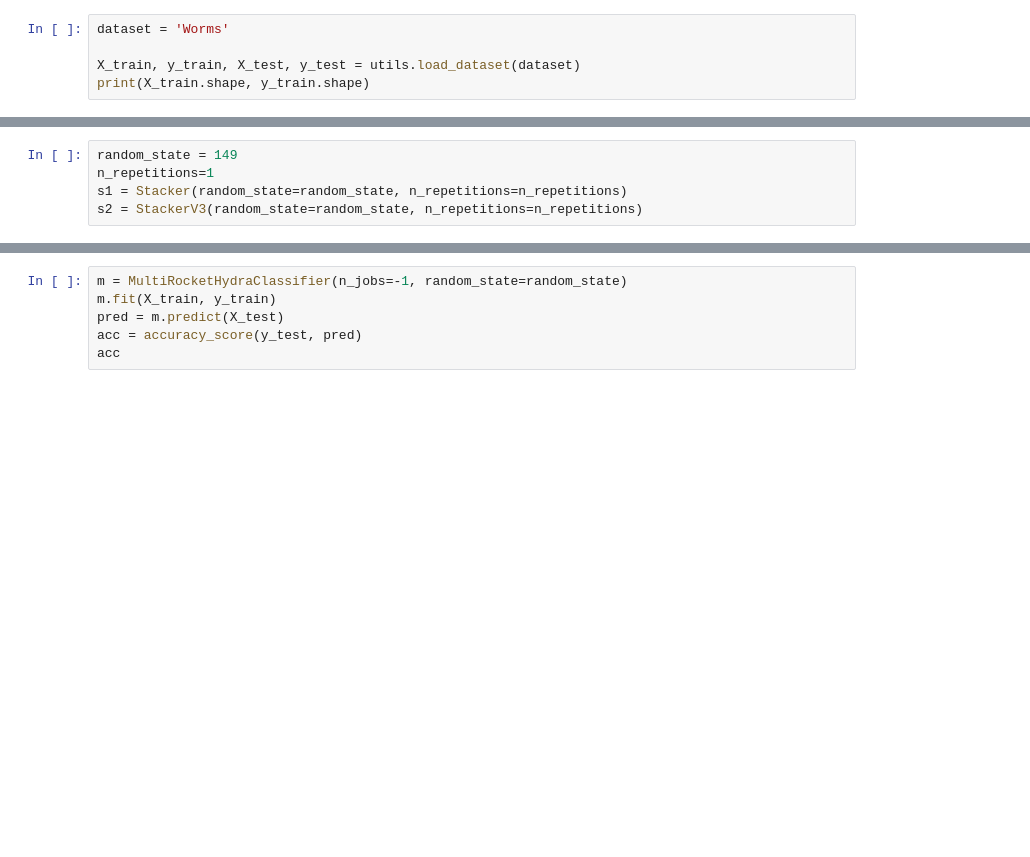
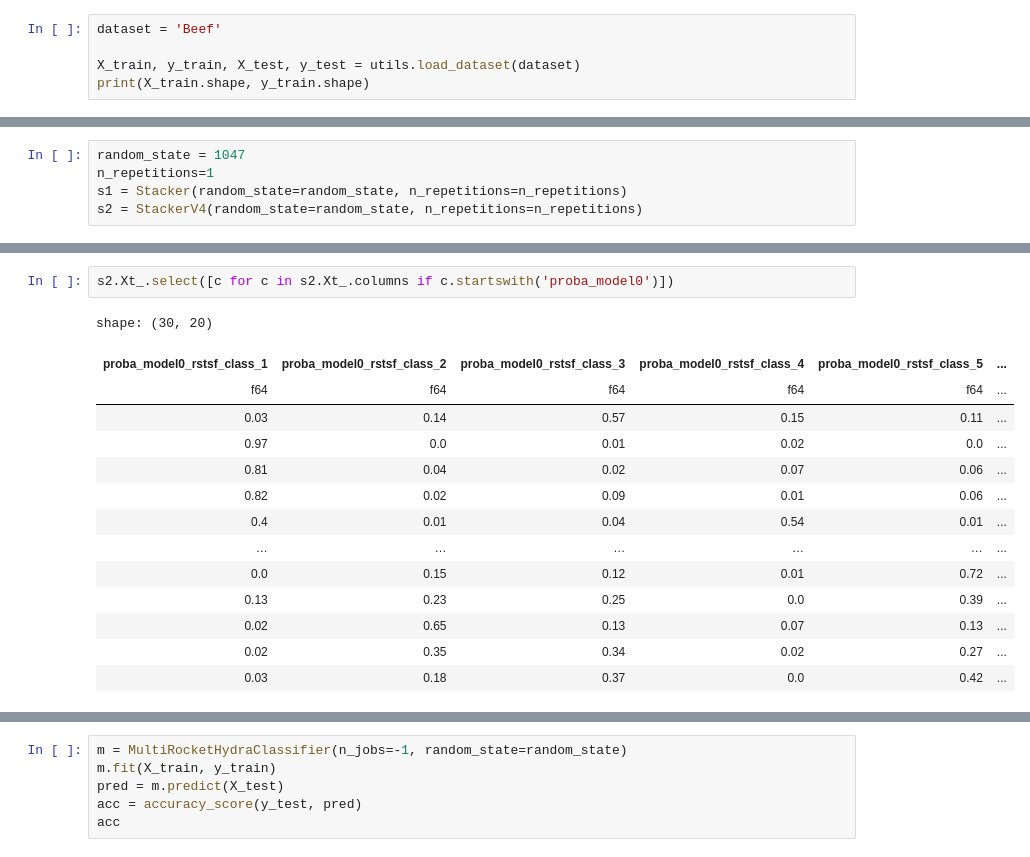
Before and after one commit to gasperpetelin/TSCGlue, a Jupyter notebook: v3.ipynb, the cells around one changed output, grey strips where cells are left out. Cells and saved outputs as stored; diff of their text form; blank space fills up the shorter version.

```diff
--- a/v3.ipynb
+++ b/v3.ipynb
@@ -5,6 +5,6 @@ from run_stacking import *
 To enable the following instructions: AVX2 FMA, in other operations, rebuild TensorFlow with the appropriate compiler flags.
 # %%
-dataset = 'Worms'
+dataset = 'Beef'
 
 X_train, y_train, X_test, y_test = utils.load_dataset(dataset)
 print(X_train.shape, y_train.shape)
@@ -376,10 +376,10 @@ class StackerV3(BaseClassifier):
         predicted_indices = np.argmax(probas, axis=1)
         return self.classes_[predicted_indices]
 # %%
-random_state = 149
+random_state = 1047
 n_repetitions=1
 s1 = Stacker(random_state=random_state, n_repetitions=n_repetitions)
-s2 = StackerV3(random_state=random_state, n_repetitions=n_repetitions)
+s2 = StackerV4(random_state=random_state, n_repetitions=n_repetitions)
 # %%
 s2.fit(X_train, y_train)
 pred = s2.predict(X_test)
@@ -406,0 +429,17 @@ s2.Xt_
+# %%
+s2.Xt_.select([c for c in s2.Xt_.columns if c.startswith('proba_model0')])
+# %% [output]
+shape: (30, 20)
+| proba_model0_rstsf_class_1 | proba_model0_rstsf_class_2 | proba_model0_rstsf_class_3 | proba_model0_rstsf_class_4 | proba_model0_rstsf_class_5 | ... |
+| f64 | f64 | f64 | f64 | f64 | ... |
+| 0.03 | 0.14 | 0.57 | 0.15 | 0.11 | ... |
+| 0.97 | 0.0 | 0.01 | 0.02 | 0.0 | ... |
+| 0.81 | 0.04 | 0.02 | 0.07 | 0.06 | ... |
+| 0.82 | 0.02 | 0.09 | 0.01 | 0.06 | ... |
+| 0.4 | 0.01 | 0.04 | 0.54 | 0.01 | ... |
+| … | … | … | … | … | ... |
+| 0.0 | 0.15 | 0.12 | 0.01 | 0.72 | ... |
+| 0.13 | 0.23 | 0.25 | 0.0 | 0.39 | ... |
+| 0.02 | 0.65 | 0.13 | 0.07 | 0.13 | ... |
+| 0.02 | 0.35 | 0.34 | 0.02 | 0.27 | ... |
+| 0.03 | 0.18 | 0.37 | 0.0 | 0.42 | ... |
```
Also changed, not shown: parts of 12 cells of this notebook, 2 other files.
